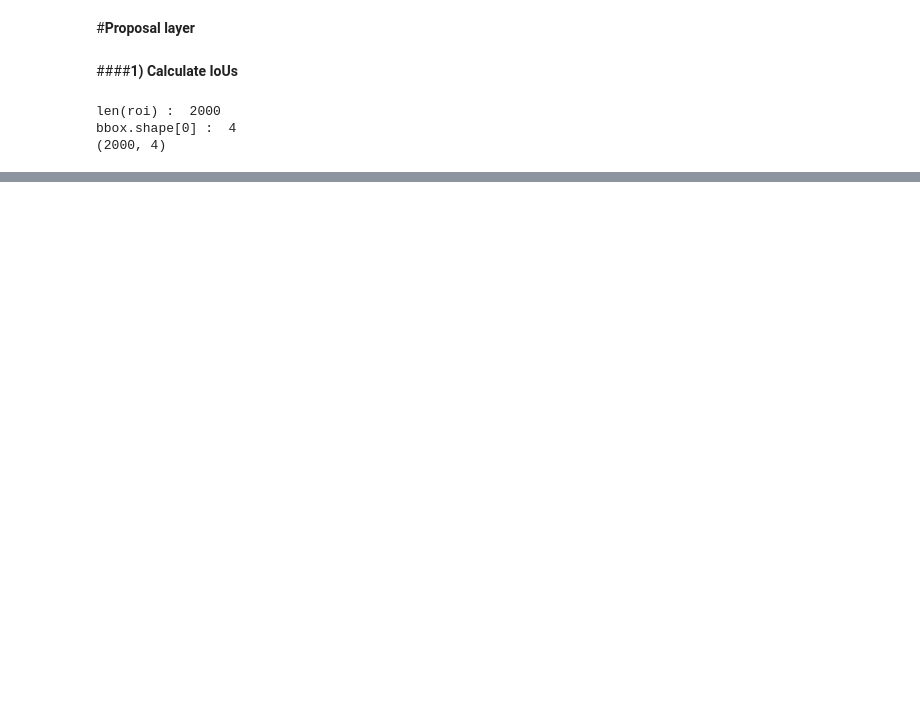
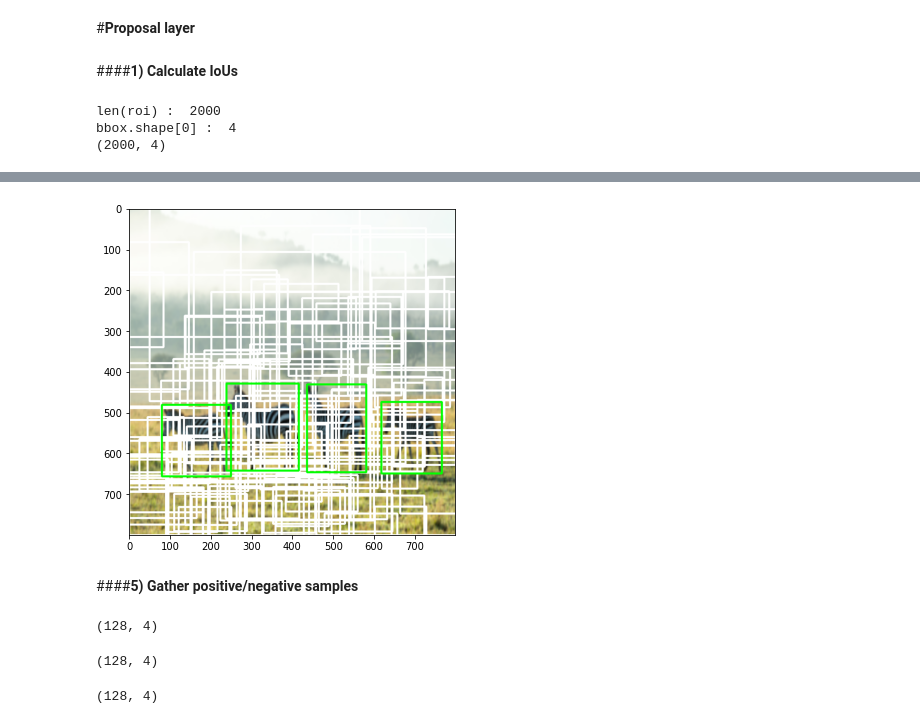
Before and after one commit to ajw1587/Pytorch_Study, a Jupyter notebook: Faster_R_CNN_RPN.ipynb, the cells around one changed output, grey strips where cells are left out. Drawn from its saved outputs; the diff is of its cells as text; code cells hidden in the pictures; blank space fills up the shorter version.

```diff
--- a/Faster_R_CNN_RPN.ipynb
+++ b/Faster_R_CNN_RPN.ipynb
@@ -946,0 +999,42 @@ print(pos_index)
+# %%
+# display RoI samples with negative
+
+img_clone = np.copy(img)
+
+plt.figure(figsize=(9, 6))
+
+for i in range(neg_roi_per_this_image):
+  x1, y1, x2, y2 = roi[neg_index[i]].astype(int)
+  cv.rectangle(img_clone, (x1, y1), (x2, y2), color=(255, 255, 255),
+                thickness=3)
+
+for i in range(len(bbox)):
+  cv.rectangle(img_clone, (bbox[i][0], bbox[i][1]), (bbox[i][2], bbox[i][3]),
+                color = (0, 255, 0), thickness=3)
+
+plt.imshow(img_clone)
+plt.show()
+# %% [output]
+[figure, added]
+# %% [markdown]
+####**5) Gather positive/negative samples**
+# %%
+# now we gather positive samples index and negative samples index
+# their respective labels and region proposals
+
+keep_index = np.append(pos_index, neg_index)
+gt_roi_labels = gt_roi_label[keep_index]
+gt_roi_labels[pos_roi_per_this_image:] = 0 # negative labels => 0
+sample_roi = roi[keep_index]
+print(sample_roi.shape)
+# %% [output]
+(128, 4)
+# %%
+# pick the ground truth objects for these sample_roi and
+# later parameterized as we have done while assigning locations to
+# anchor boxes
+
+bbox_for_sampled_roi = bbox[gt_assignment[keep_index]]
+print(bbox_for_sampled_roi.shape)
+# %% [output]
+(128, 4)
@@ -946,0 +1051,16 @@ print(pos_index)
+# %%
+# transform anchor boxes
+
+eps = np.finfo(height.dtype).eps
+height = np.maximum(height, eps)
+width = np.maximum(width, eps)
+
+dx = (base_ctr_x - ctr_x) / width
+dy = (base_ctr_y - ctr_y) / height
+dw = np.log(base_width / width)
+dh = np.log(base_height / height)
+
+gt_roi_locs = np.vstack((dx, dy, dw, dh)).transpose()
+print(gt_roi_locs.shape)
+# %% [output]
+(128, 4)
```
Also changed, not shown: parts of 38 cells of this notebook.
